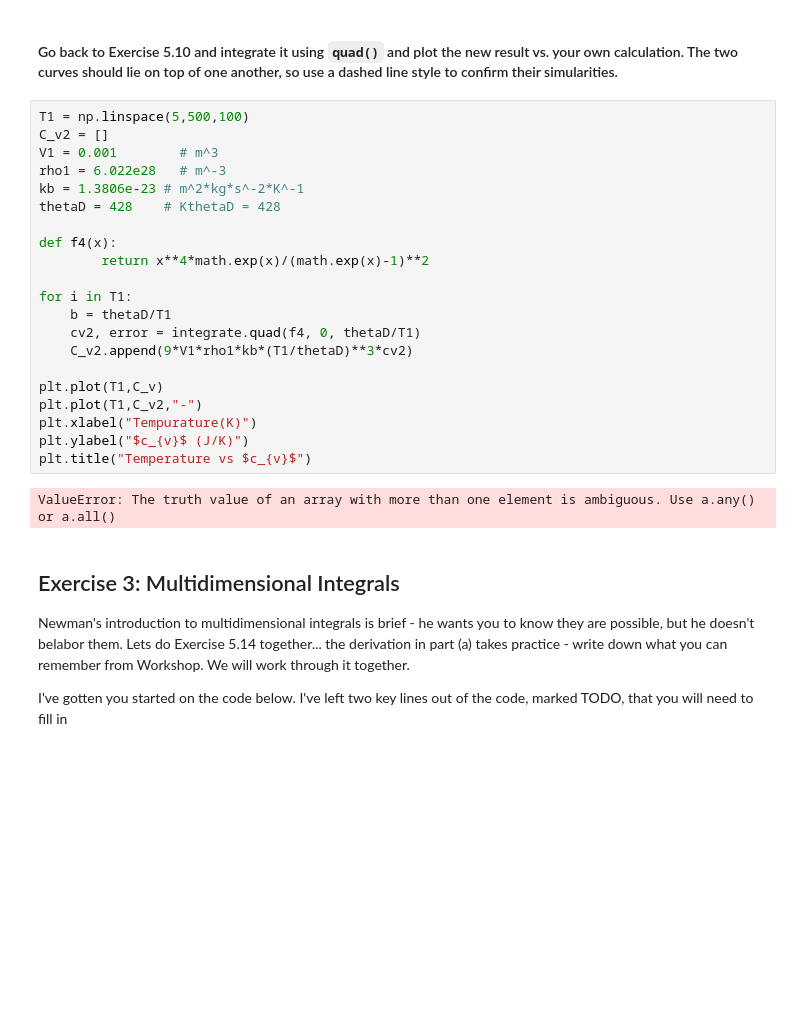
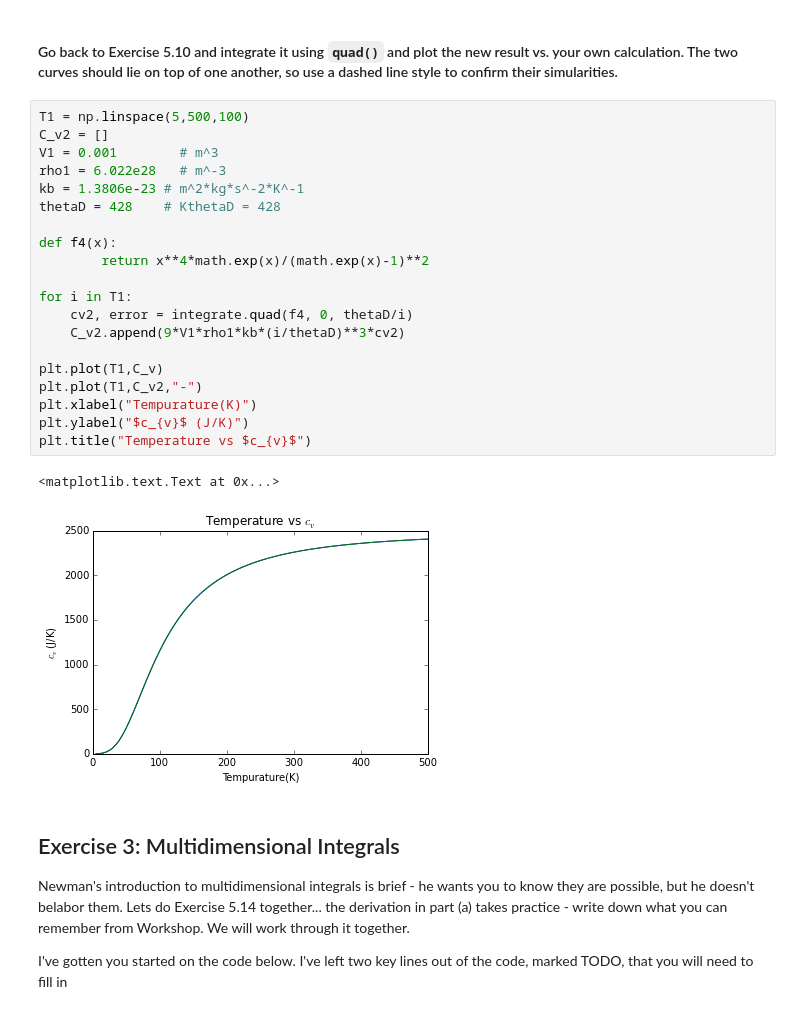
Before and after one commit to willmon16/Weekly-Sessions, a Jupyter notebook: Weekly Session 6.ipynb, the cells around one changed output. Saved outputs shown, nothing was run; the diff lists cells and outputs as text; blank space fills up the shorter version.

```diff
--- a/Weekly Session 6.ipynb
+++ b/Weekly Session 6.ipynb
@@ -370,26 +370,26 @@ The code above is integrating the function f and using the args input to give th
 # %%
 T1 = np.linspace(5,500,100)
 C_v2 = []
 V1 = 0.001        # m^3
 rho1 = 6.022e28   # m^-3
 kb = 1.3806e-23 # m^2*kg*s^-2*K^-1
 thetaD = 428    # KthetaD = 428
 
 def f4(x):
         return x**4*math.exp(x)/(math.exp(x)-1)**2
 
 for i in T1:
-    b = thetaD/T1
-    cv2, error = integrate.quad(f4, 0, thetaD/T1)
-    C_v2.append(9*V1*rho1*kb*(T1/thetaD)**3*cv2)
+    cv2, error = integrate.quad(f4, 0, thetaD/i)
+    C_v2.append(9*V1*rho1*kb*(i/thetaD)**3*cv2)
 
 plt.plot(T1,C_v)
 plt.plot(T1,C_v2,"-")
 plt.xlabel("Tempurature(K)")
 plt.ylabel("$c_{v}$ (J/K)")
 plt.title("Temperature vs $c_{v}$")
 # %% [output]
-ValueError: The truth value of an array with more than one element is ambiguous. Use a.any() or a.all()
+<matplotlib.text.Text at 0x...>
+[figure, added]
 # %% [markdown]
 ## Exercise 3: Multidimensional Integrals
 
```
Also changed, not shown: parts of 14 cells of this notebook.
